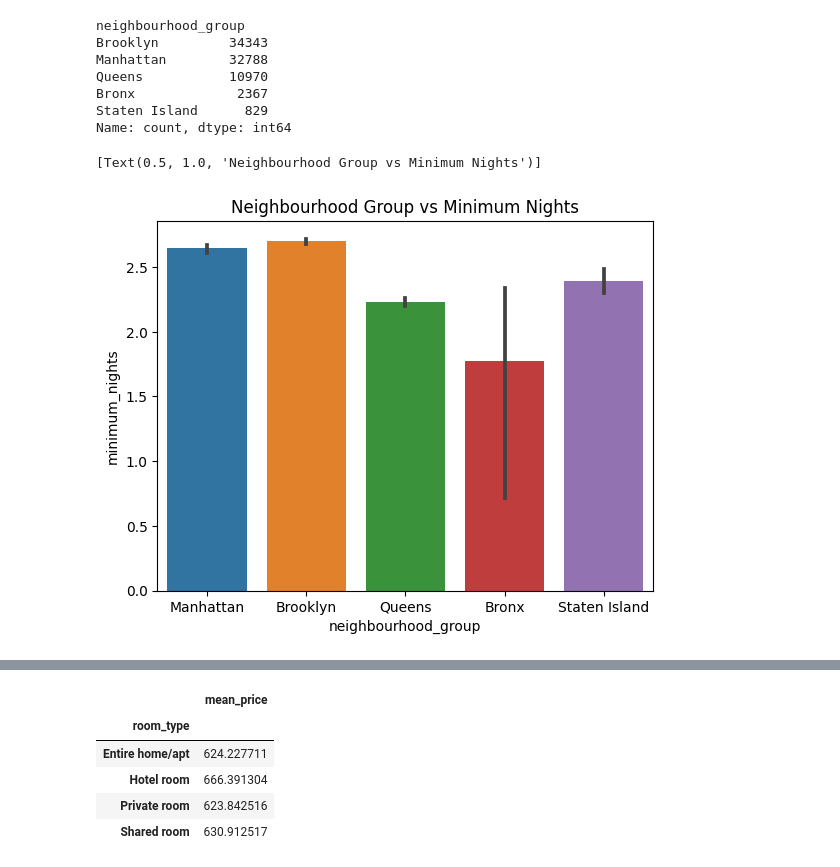
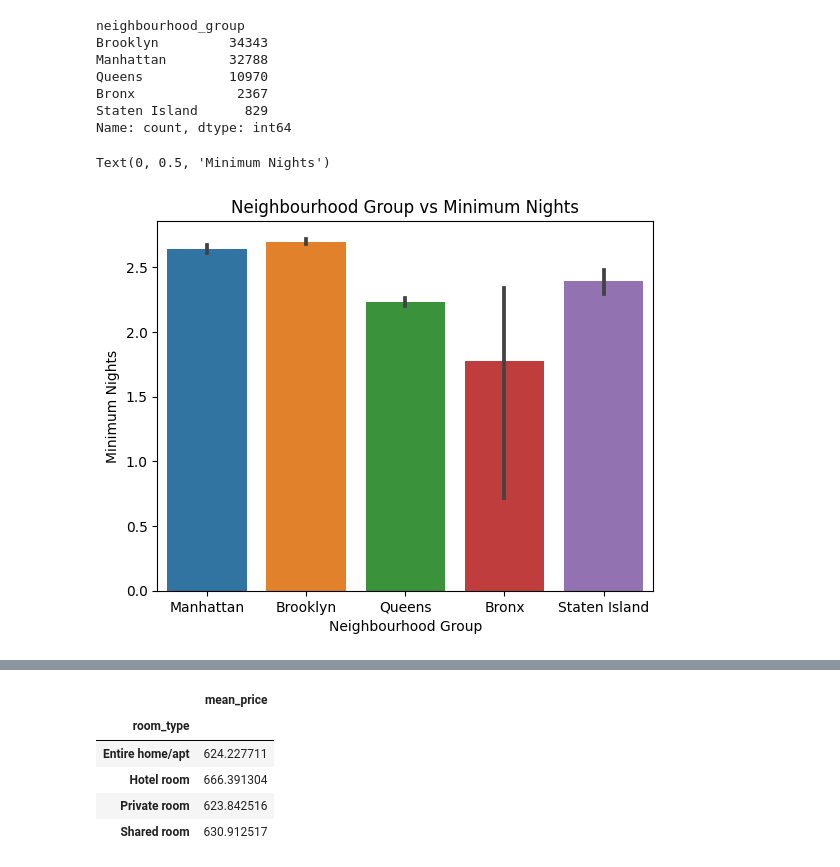
Before and after one commit to GinnyBrown/IBM-SkillsBuild-Capstone-Project-AirBnB, a Jupyter notebook: georgina-brown-ibmskillsbuild-dec-23.ipynb, the cells around one changed output, grey strips where cells are left out. Saved outputs shown, nothing was run; the diff lists cells and outputs as text; code cells hidden in the pictures.

```diff
--- a/georgina-brown-ibmskillsbuild-dec-23.ipynb
+++ b/georgina-brown-ibmskillsbuild-dec-23.ipynb
@@ -608,10 +608,12 @@ Name: count, dtype: int64
 # %%
 sns.barplot(x='neighbourhood_group',
            y='minimum_nights',
            data=airbnb_short_term_rentals).set(title='Neighbourhood Group vs Minimum Nights')
+plt.xlabel("Neighbourhood Group")
+plt.ylabel("Minimum Nights")
 # %% [output]
-[Text(0.5, 1.0, 'Neighbourhood Group vs Minimum Nights')]
+Text(0, 0.5, 'Minimum Nights')
-[figure, old version]
+[figure, new version]
 # %%
 #  3. List the prices with respect to room type using a bar graph and also state your inferences.
 
```
Also changed, not shown: parts of 17 cells of this notebook.
